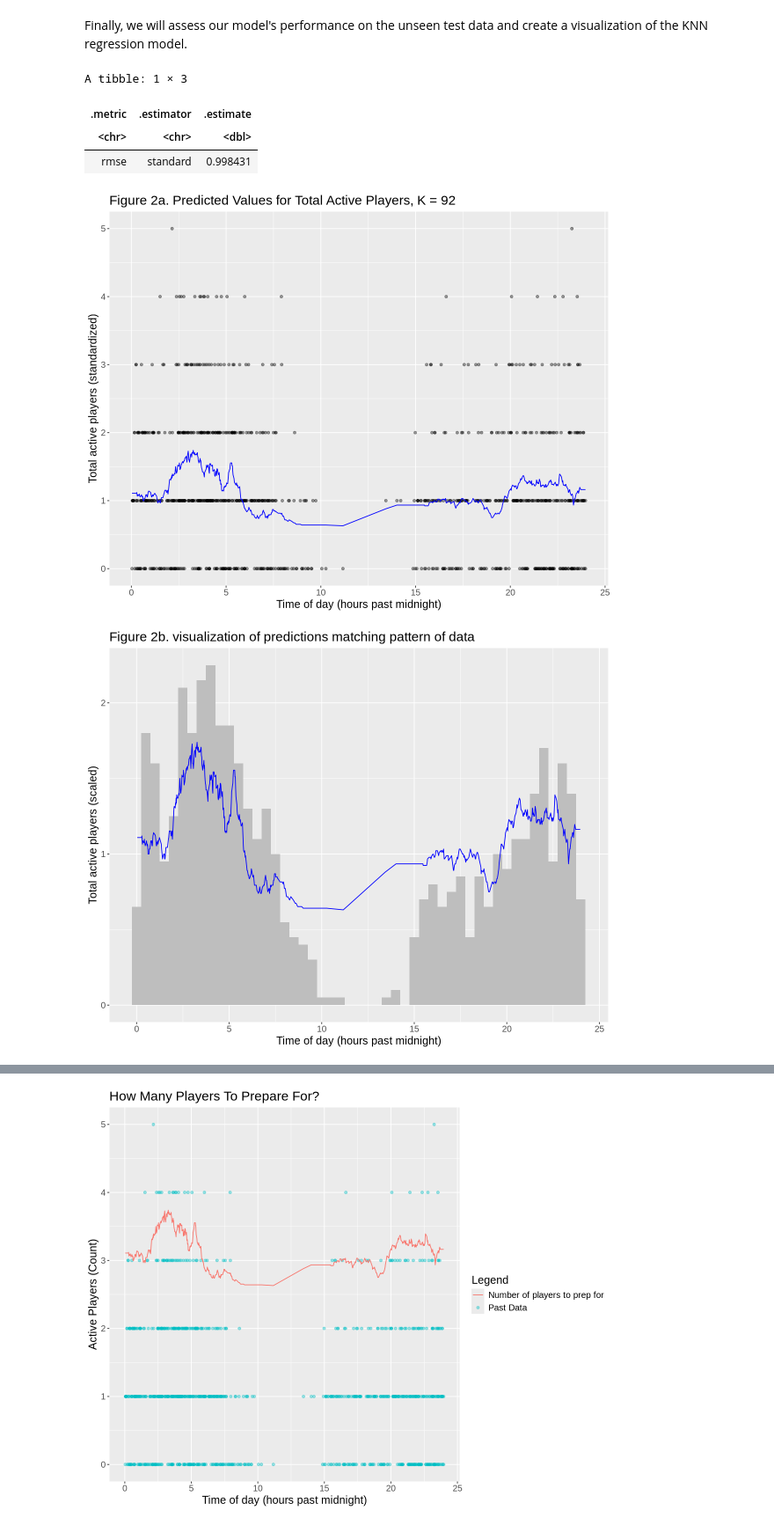
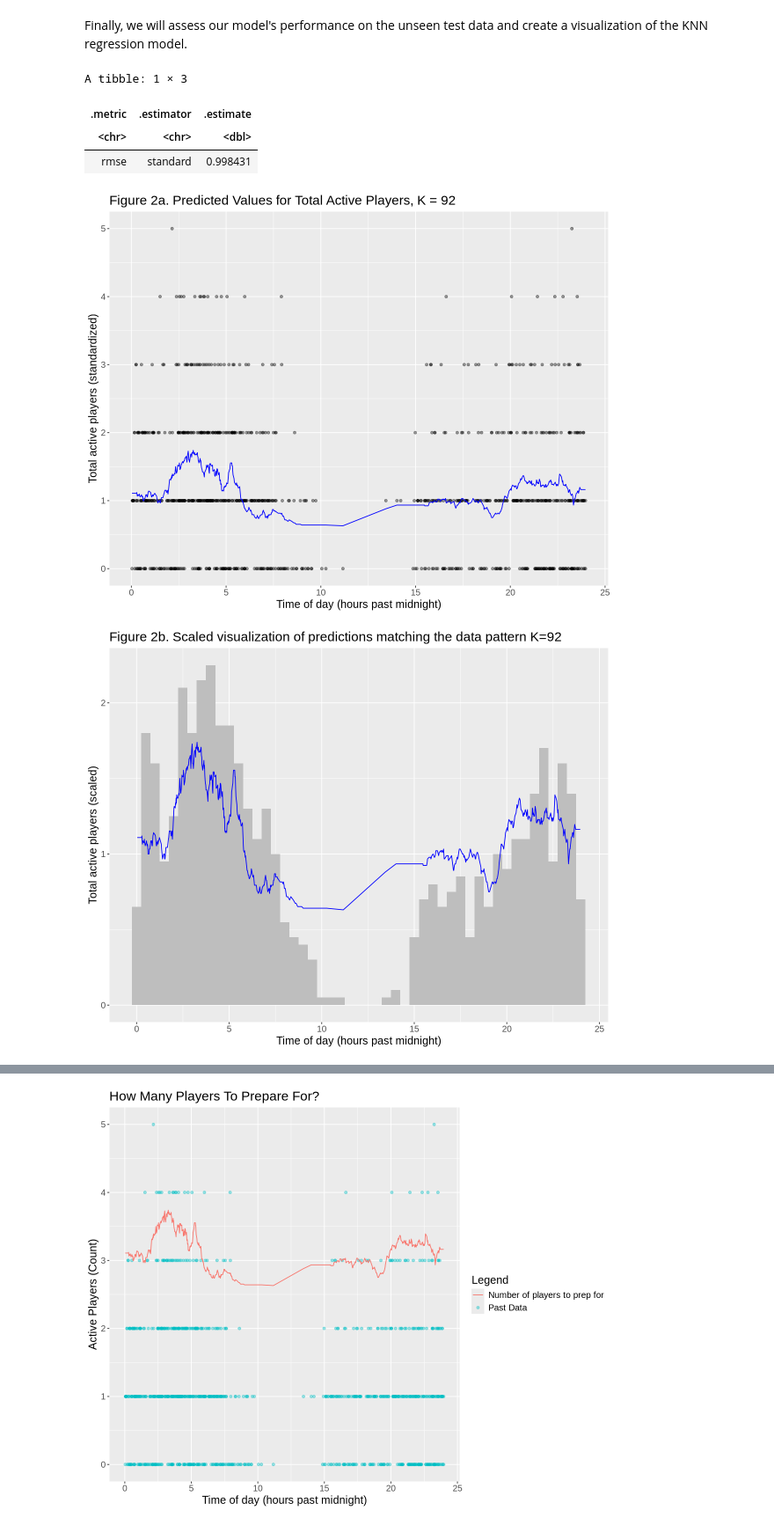
Before and after one commit to sprout-scout/Group-DSCI100-project, a Jupyter notebook: Group_Report.ipynb, the cells around one changed output, grey strips where cells are left out. Shown at 88% size. Cells and saved outputs as stored; diff of their text form; code cells hidden in the pictures.

```diff
--- a/Group_Report.ipynb
+++ b/Group_Report.ipynb
@@ -395,35 +413,35 @@ regression_pred_visual <- players_pred |>
 ggplot(aes(x = time_in_hours_past_midnight, y = total_active_players)) +
 geom_point(alpha = 0.4) +
 geom_line(data = players_pred,
           mapping = aes(x = time_in_hours_past_midnight, y = .pred),
           color = "blue") +
 labs(x ="Time of day (hours past midnight)",
      y = "Total active players (standardized)",
      title = "Figure 2a. Predicted Values for Total Active Players, K = 92") +
 scale_y_continuous(breaks = seq(0, max(player_counts_by_time), by = 1)) +
 theme(text = element_text(size = 15))
 regression_pred_visual
 
 #Further Visualization of KNN regression model
 regression_pred_visual <- players_pred |>
 ggplot(aes(x = time_in_hours_past_midnight)) +
 geom_histogram(binwidth = 0.5, aes(y = ..count.. *0.05), fill = "gray") +
 geom_line(data = players_pred,
           mapping = aes(x = time_in_hours_past_midnight, y = .pred),
           color = "blue") +
 labs(x ="Time of day (hours past midnight)",
      y = "Total active players (scaled)",
-     title = "Figure 2b. visualization of predictions matching pattern of data") +
+     title = "Figure 2b. Scaled visualization of predictions matching the data pattern K=92") +
 scale_y_continuous(breaks = seq(0, max(player_counts_by_time), by = 1)) +
 theme(text = element_text(size = 15))
 regression_pred_visual
 # %% [output]
 A tibble: 1 × 3
 | .metric | .estimator | .estimate |
 | <chr> | <chr> | <dbl> |
 | rmse | standard | 0.998431 |
 [figure]
-[figure, old version]
+[figure, new version]
 # %% [markdown]
 # Discussion
 ## What We have Found
```
Also changed, not shown: parts of 9 cells of this notebook.
